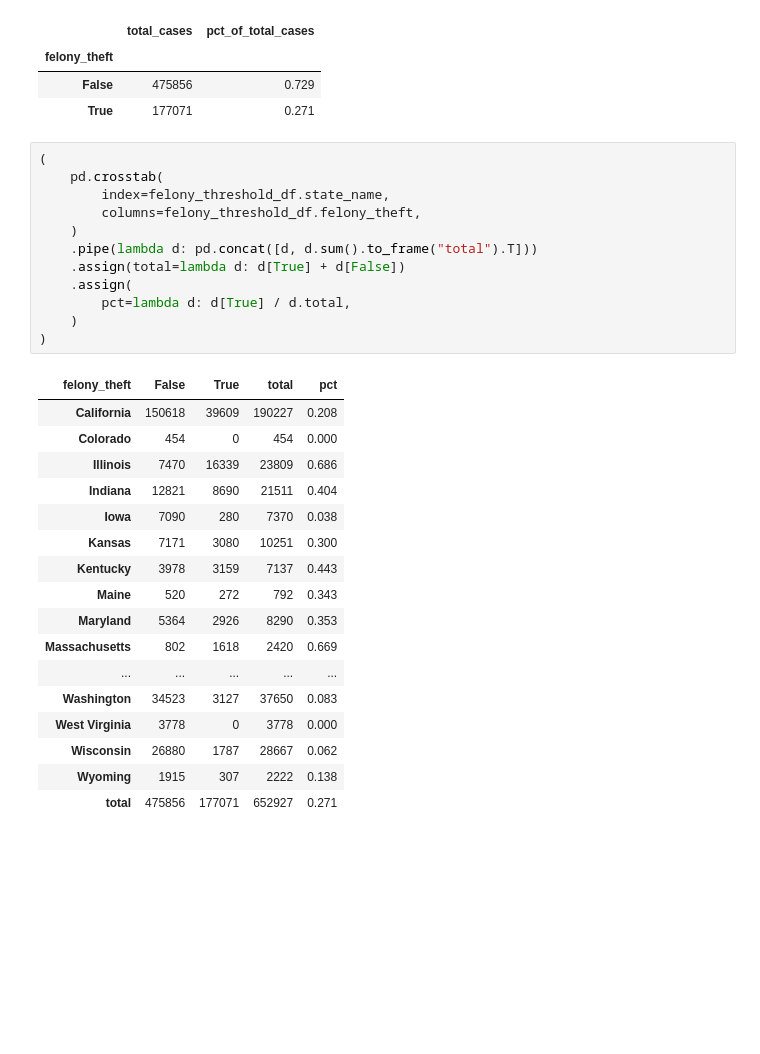
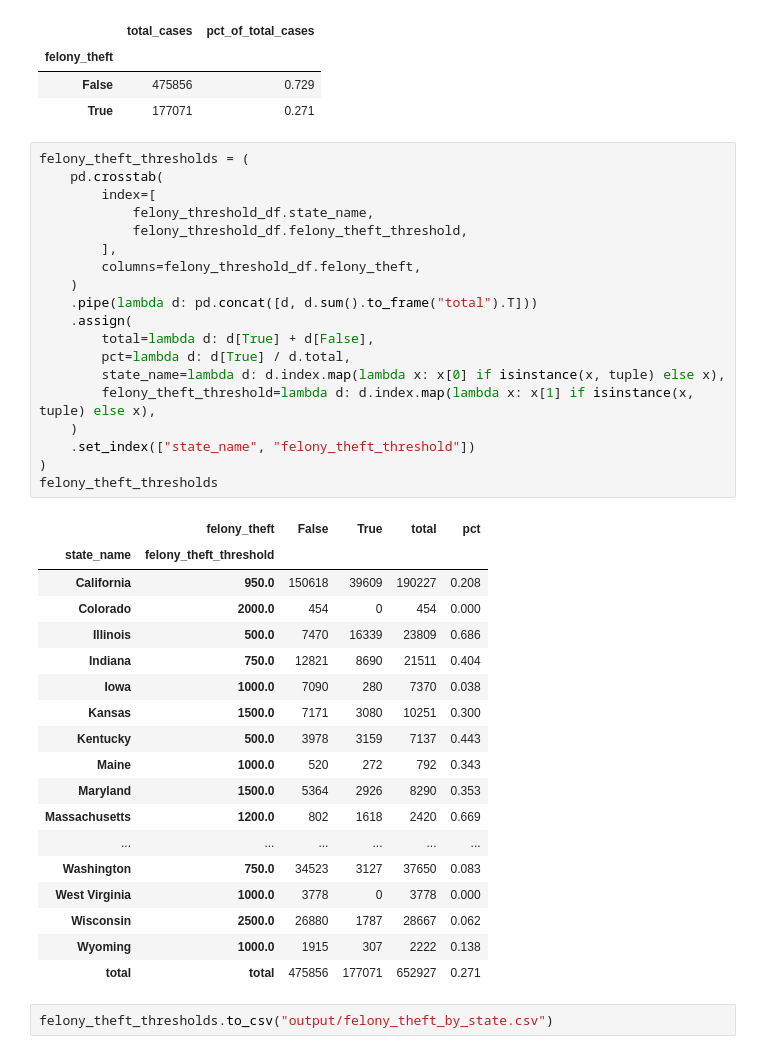
Before and after one commit to cbs-news-data/wage-theft-data, a Jupyter notebook: notebooks/national_analysis/national_analysis.ipynb, the cells around one changed output. Saved outputs shown, nothing was run; the diff lists cells and outputs as text; blank space fills up the shorter version.

Commit message:
reformat felony theft threshold for datawrapper

```diff
--- a/notebooks/national_analysis/national_analysis.ipynb
+++ b/notebooks/national_analysis/national_analysis.ipynb
@@ -490,32 +490,42 @@ felony_threshold_df = (
 | False | 475856 | 0.729 |
 | True | 177071 | 0.271 |
 # %%
-(
+felony_theft_thresholds = (
     pd.crosstab(
-        index=felony_threshold_df.state_name,
+        index=[
+            felony_threshold_df.state_name,
+            felony_threshold_df.felony_theft_threshold,
+        ],
         columns=felony_threshold_df.felony_theft,
     )
     .pipe(lambda d: pd.concat([d, d.sum().to_frame("total").T]))
-    .assign(total=lambda d: d[True] + d[False])
     .assign(
+        total=lambda d: d[True] + d[False],
         pct=lambda d: d[True] / d.total,
+        state_name=lambda d: d.index.map(lambda x: x[0] if isinstance(x, tuple) else x),
+        felony_theft_threshold=lambda d: d.index.map(lambda x: x[1] if isinstance(x, tuple) else x),
     )
+    .set_index(["state_name", "felony_theft_threshold"])
 )
+felony_theft_thresholds
 # %% [output]
-| felony_theft | False | True | total | pct |
-| California | 150618 | 39609 | 190227 | 0.208 |
-| Colorado | 454 | 0 | 454 | 0.000 |
-| Illinois | 7470 | 16339 | 23809 | 0.686 |
-| Indiana | 12821 | 8690 | 21511 | 0.404 |
-| Iowa | 7090 | 280 | 7370 | 0.038 |
-| Kansas | 7171 | 3080 | 10251 | 0.300 |
-| Kentucky | 3978 | 3159 | 7137 | 0.443 |
-| Maine | 520 | 272 | 792 | 0.343 |
-| Maryland | 5364 | 2926 | 8290 | 0.353 |
-| Massachusetts | 802 | 1618 | 2420 | 0.669 |
-| ... | ... | ... | ... | ... |
-| Washington | 34523 | 3127 | 37650 | 0.083 |
-| West Virginia | 3778 | 0 | 3778 | 0.000 |
-| Wisconsin | 26880 | 1787 | 28667 | 0.062 |
-| Wyoming | 1915 | 307 | 2222 | 0.138 |
-| total | 475856 | 177071 | 652927 | 0.271 |
+|  | felony_theft | False | True | total | pct |
+| state_name | felony_theft_threshold |  |  |  |  |
+| California | 950.0 | 150618 | 39609 | 190227 | 0.208 |
+| Colorado | 2000.0 | 454 | 0 | 454 | 0.000 |
+| Illinois | 500.0 | 7470 | 16339 | 23809 | 0.686 |
+| Indiana | 750.0 | 12821 | 8690 | 21511 | 0.404 |
+| Iowa | 1000.0 | 7090 | 280 | 7370 | 0.038 |
+| Kansas | 1500.0 | 7171 | 3080 | 10251 | 0.300 |
+| Kentucky | 500.0 | 3978 | 3159 | 7137 | 0.443 |
+| Maine | 1000.0 | 520 | 272 | 792 | 0.343 |
+| Maryland | 1500.0 | 5364 | 2926 | 8290 | 0.353 |
+| Massachusetts | 1200.0 | 802 | 1618 | 2420 | 0.669 |
+| ... | ... | ... | ... | ... | ... |
+| Washington | 750.0 | 34523 | 3127 | 37650 | 0.083 |
+| West Virginia | 1000.0 | 3778 | 0 | 3778 | 0.000 |
+| Wisconsin | 2500.0 | 26880 | 1787 | 28667 | 0.062 |
+| Wyoming | 1000.0 | 1915 | 307 | 2222 | 0.138 |
+| total | total | 475856 | 177071 | 652927 | 0.271 |
+# %%
+felony_theft_thresholds.to_csv("output/felony_theft_by_state.csv")
```
Also changed, not shown: 1 other file.
